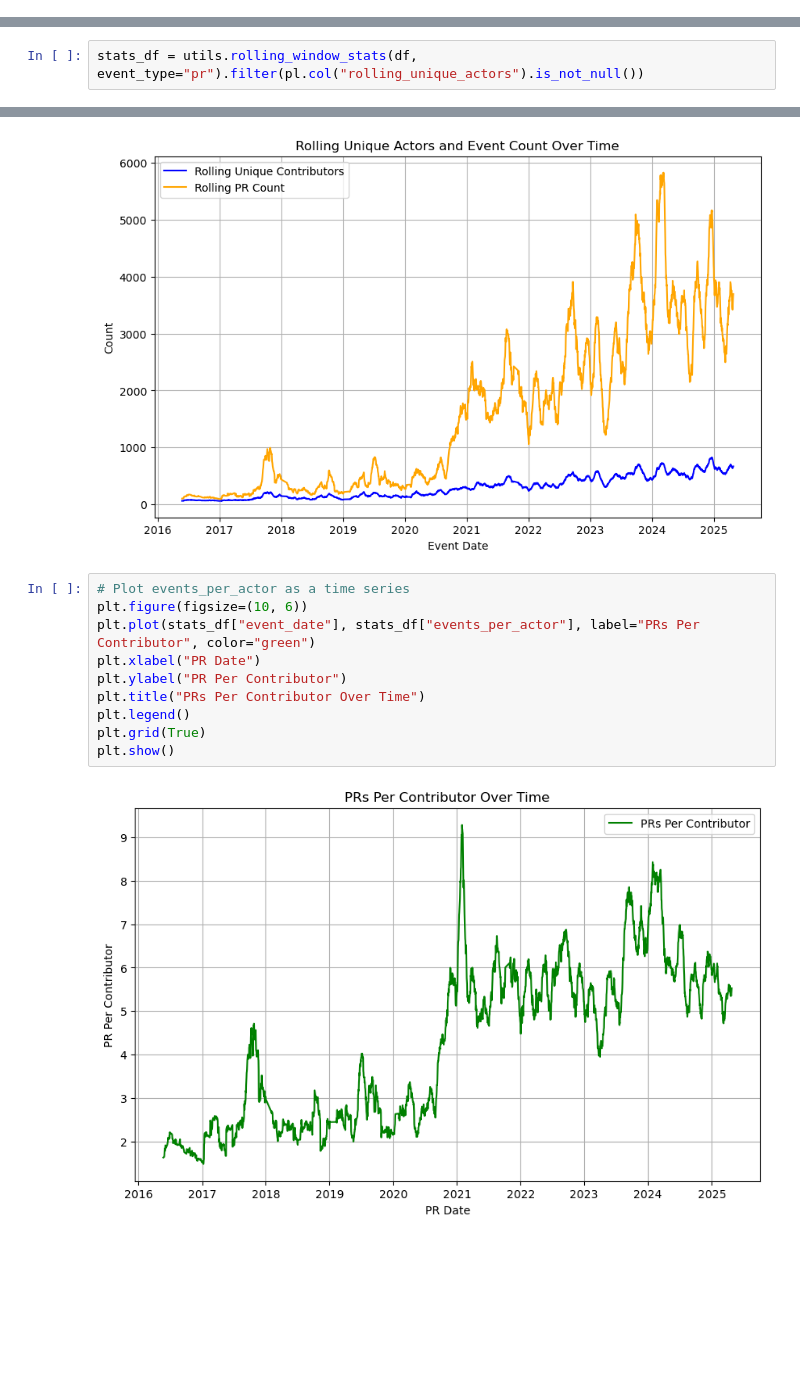
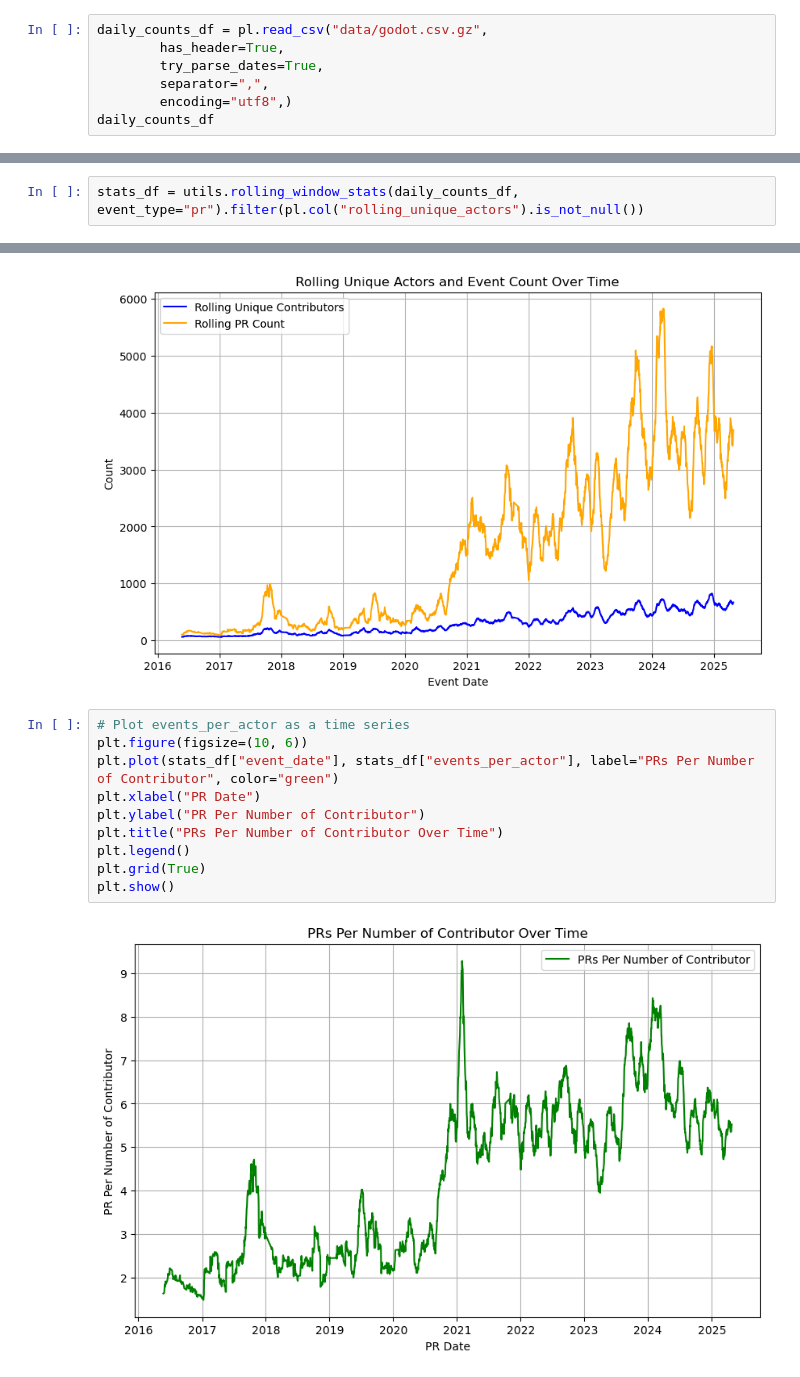
Before and after one commit to gilmar/comp5313_assignment_2, a Jupyter notebook: notebooks/comp5313_assignment_2.ipynb, the cells around one changed output, grey strips where cells are left out. Cells and saved outputs as stored; diff of their text form; blank space fills up the shorter version.

```diff
--- a/notebooks/comp5313_assignment_2.ipynb
+++ b/notebooks/comp5313_assignment_2.ipynb
@@ -27,0 +49,7 @@ shape: (426_104, 5)
+# %%
+daily_counts_df = pl.read_csv("data/godot.csv.gz",
+        has_header=True,
+        try_parse_dates=True,
+        separator=",",
+        encoding="utf8",)
+daily_counts_df
@@ -28,5 +71,5 @@ shape: (426_104, 5)
 # %%
-stats_df = utils.rolling_window_stats(df, event_type="pr").filter(pl.col("rolling_unique_actors").is_not_null())
+stats_df = utils.rolling_window_stats(daily_counts_df, event_type="pr").filter(pl.col("rolling_unique_actors").is_not_null())
 # %%
 stats_df = stats_df.with_columns([
     (pl.col("rolling_event_count") / pl.col("rolling_unique_actors")).alias("events_per_actor")
@@ -63,12 +106,12 @@ plt.show()
 # %%
 # Plot events_per_actor as a time series
 plt.figure(figsize=(10, 6))
-plt.plot(stats_df["event_date"], stats_df["events_per_actor"], label="PRs Per Contributor", color="green")
+plt.plot(stats_df["event_date"], stats_df["events_per_actor"], label="PRs Per Number of Contributor", color="green")
 plt.xlabel("PR Date")
-plt.ylabel("PR Per Contributor")
-plt.title("PRs Per Contributor Over Time")
+plt.ylabel("PR Per Number of Contributor")
+plt.title("PRs Per Number of Contributor Over Time")
 plt.legend()
 plt.grid(True)
 plt.show()
 # %% [output]
-[figure, old version]
+[figure, new version]
```
Also changed, not shown: parts of 12 cells of this notebook, 3 other files.
